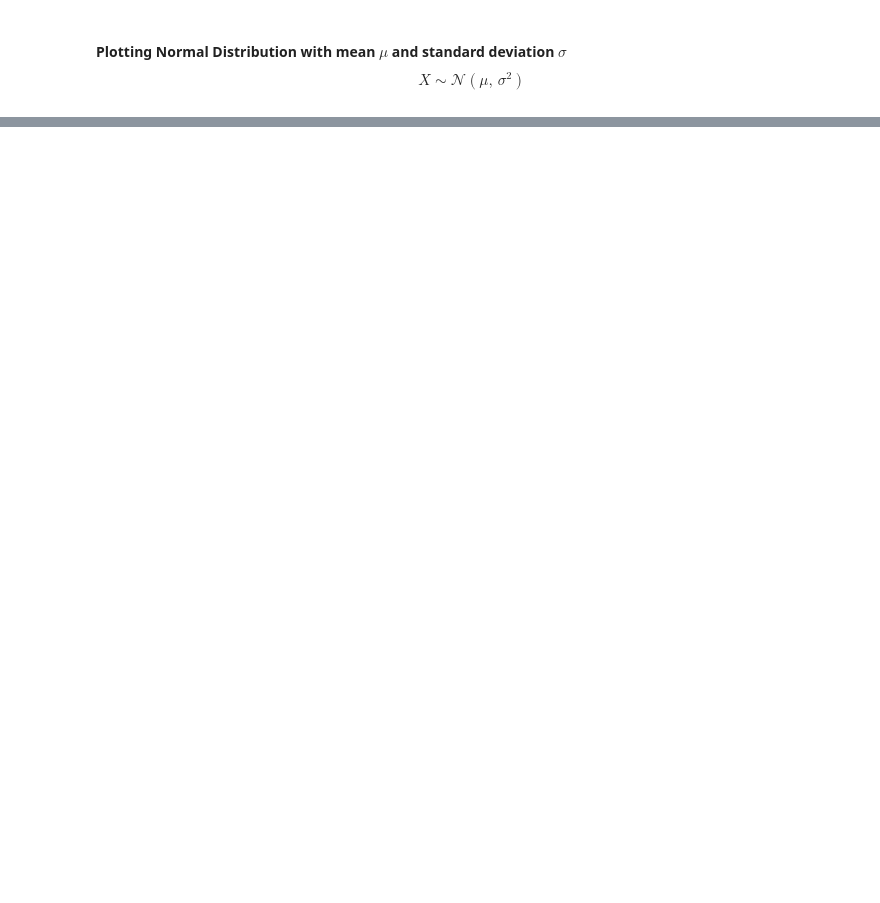
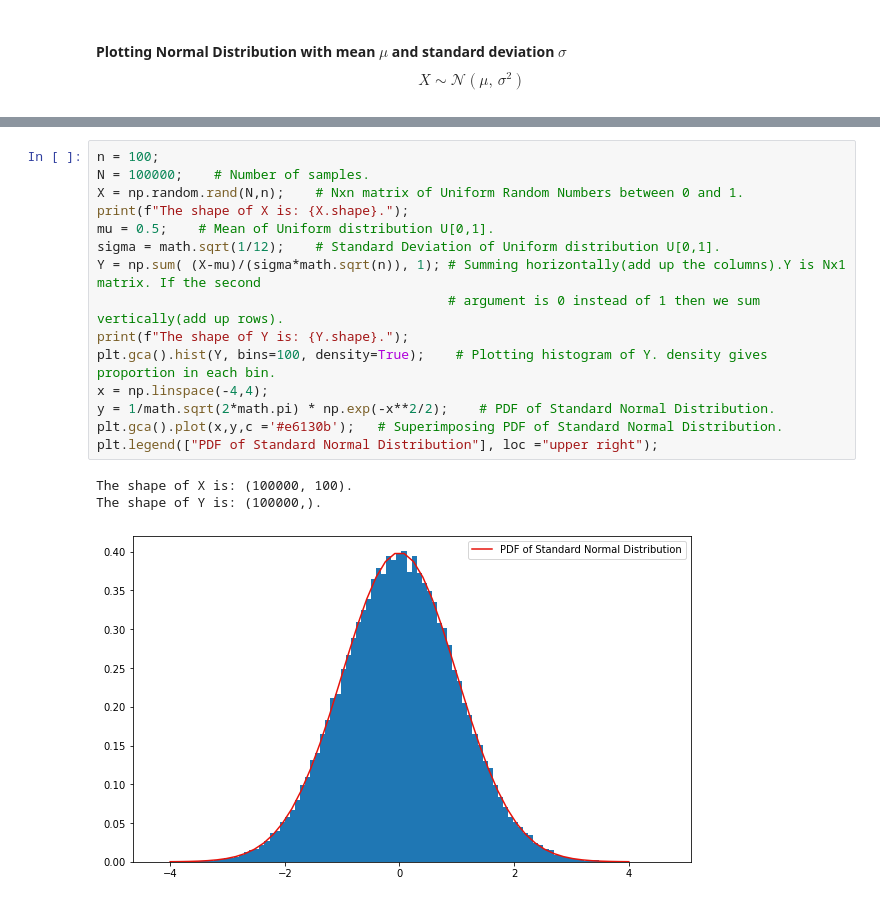
Before and after one commit to palluthapa/Financial-Maths, a Jupyter notebook: Normal Distribution.ipynb, the cells around one changed output, grey strips where cells are left out. Saved outputs shown, nothing was run; the diff lists cells and outputs as text; blank space fills up the shorter version.

```diff
--- a/Normal Distribution.ipynb
+++ b/Normal Distribution.ipynb
@@ -31,0 +48,19 @@ plt.legend(["PDF of Normal Distribution with  $\mu=40$ and $\sigma=12$"], loc ="
+# %%
+n = 100;
+N = 100000;    # Number of samples.
+X = np.random.rand(N,n);    # Nxn matrix of Uniform Random Numbers between 0 and 1.
+print(f"The shape of X is: {X.shape}.");
+mu = 0.5;    # Mean of Uniform distribution U[0,1].
+sigma = math.sqrt(1/12);    # Standard Deviation of Uniform distribution U[0,1].
+Y = np.sum( (X-mu)/(sigma*math.sqrt(n)), 1); # Summing horizontally(add up the columns).Y is Nx1 matrix. If the second
+                                             # argument is 0 instead of 1 then we sum vertically(add up rows).
+print(f"The shape of Y is: {Y.shape}.");
+plt.gca().hist(Y, bins=100, density=True);    # Plotting histogram of Y. density gives proportion in each bin.
+x = np.linspace(-4,4);
+y = 1/math.sqrt(2*math.pi) * np.exp(-x**2/2);    # PDF of Standard Normal Distribution.
+plt.gca().plot(x,y,c ='#e6130b');   # Superimposing PDF of Standard Normal Distribution.
+plt.legend(["PDF of Standard Normal Distribution"], loc ="upper right");
+# %% [output]
+The shape of X is: (100000, 100).
+The shape of Y is: (100000,).
+[figure, added]
```
Also changed, not shown: parts of 4 cells of this notebook.
